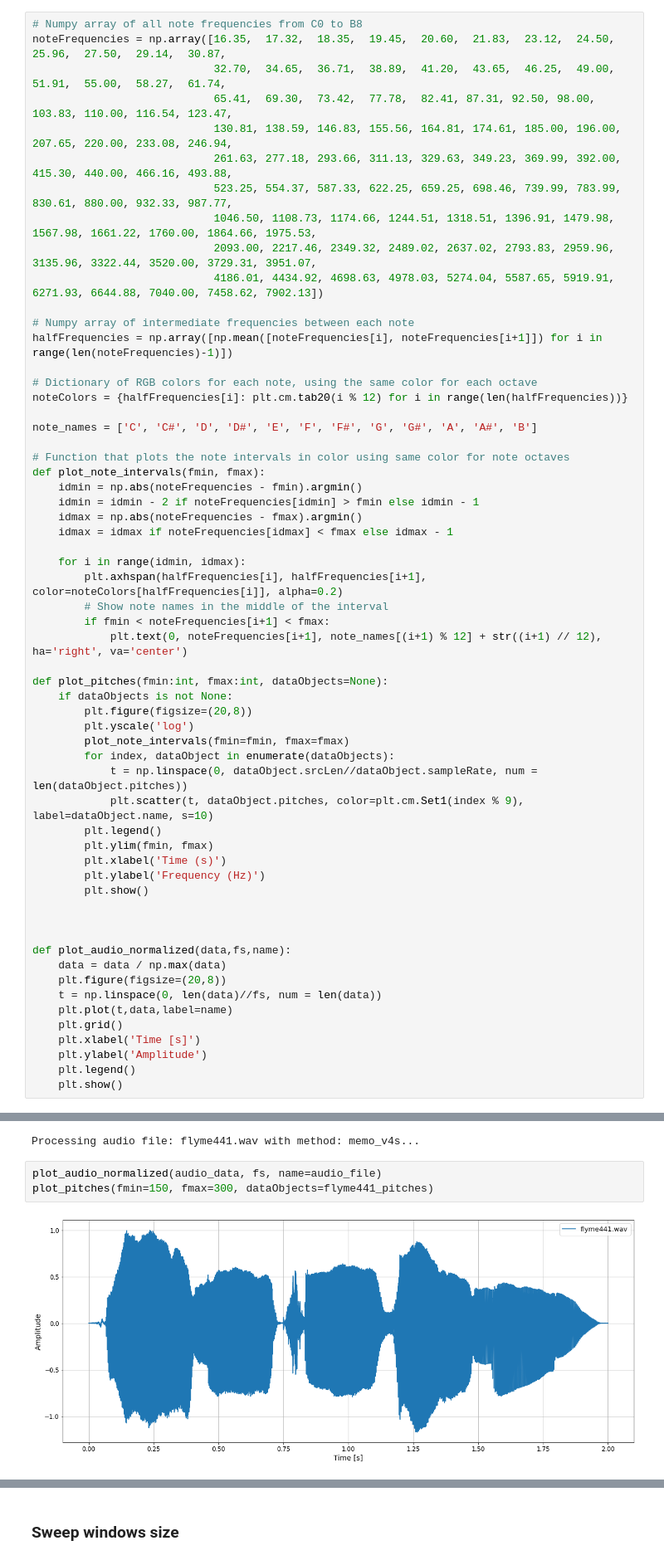
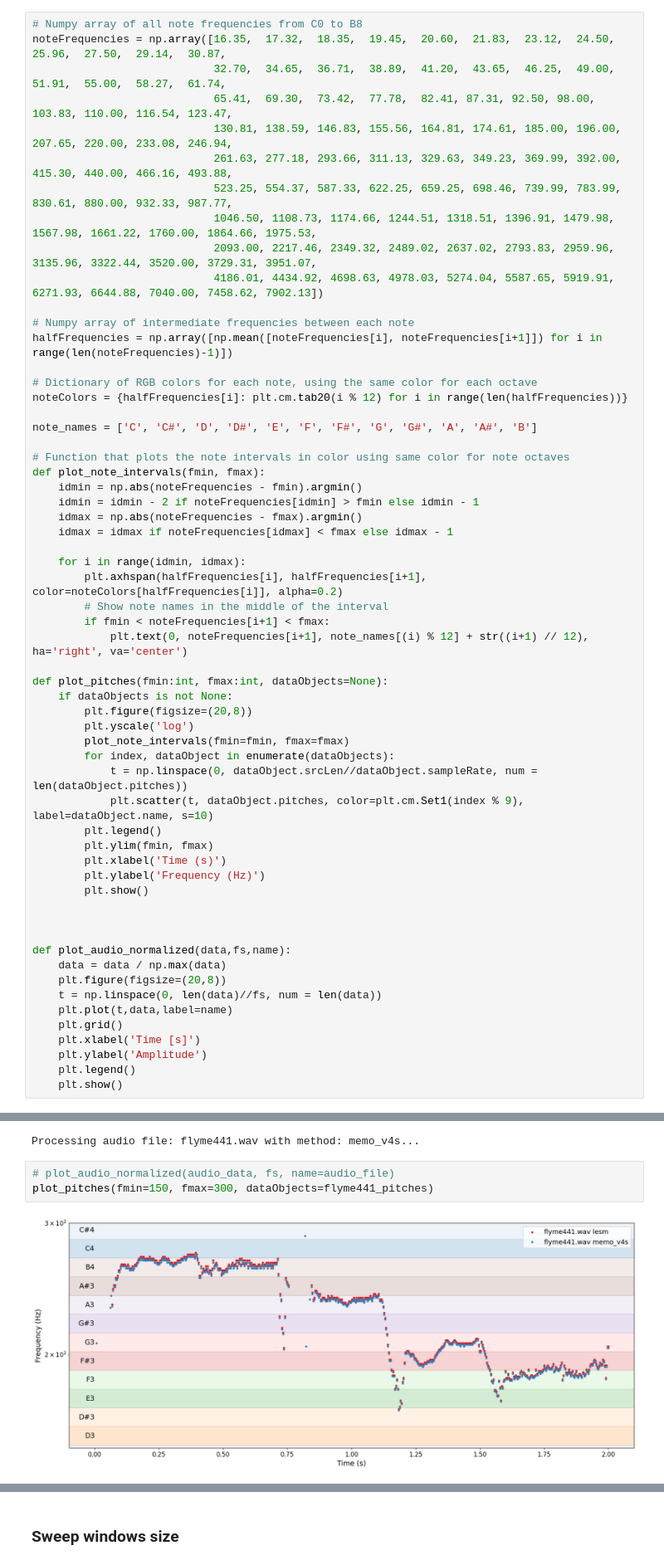
Before and after one commit to PabloSML/Pitch-Tracking, a Jupyter notebook: Notebooks/yin.ipynb, the cells around one changed output, grey strips where cells are left out. Shown at 83% size. Saved outputs shown, nothing was run; the diff lists cells and outputs as text.

```diff
--- a/Notebooks/yin.ipynb
+++ b/Notebooks/yin.ipynb
@@ -313,7 +313,7 @@ def plot_note_intervals(fmin, fmax):
         plt.axhspan(halfFrequencies[i], halfFrequencies[i+1], color=noteColors[halfFrequencies[i]], alpha=0.2)
         # Show note names in the middle of the interval
         if fmin < noteFrequencies[i+1] < fmax:
-            plt.text(0, noteFrequencies[i+1], note_names[(i+1) % 12] + str((i+1) // 12), ha='right', va='center')
+            plt.text(0, noteFrequencies[i+1], note_names[(i) % 12] + str((i+1) // 12), ha='right', va='center')
 
 def plot_pitches(fmin:int, fmax:int, dataObjects=None):
     if dataObjects is not None:
@@ -441,7 +440,7 @@ for m in method:
 Processing audio file: flyme441.wav with method: lesm...
 Processing audio file: flyme441.wav with method: memo_v4s...
 # %%
-plot_audio_normalized(audio_data, fs, name=audio_file)
+# plot_audio_normalized(audio_data, fs, name=audio_file)
 plot_pitches(fmin=150, fmax=300, dataObjects=flyme441_pitches)
 # %% [output]
-[figure, old version]
+[figure, new version]
```
Also changed, not shown: parts of 21 cells of this notebook.
